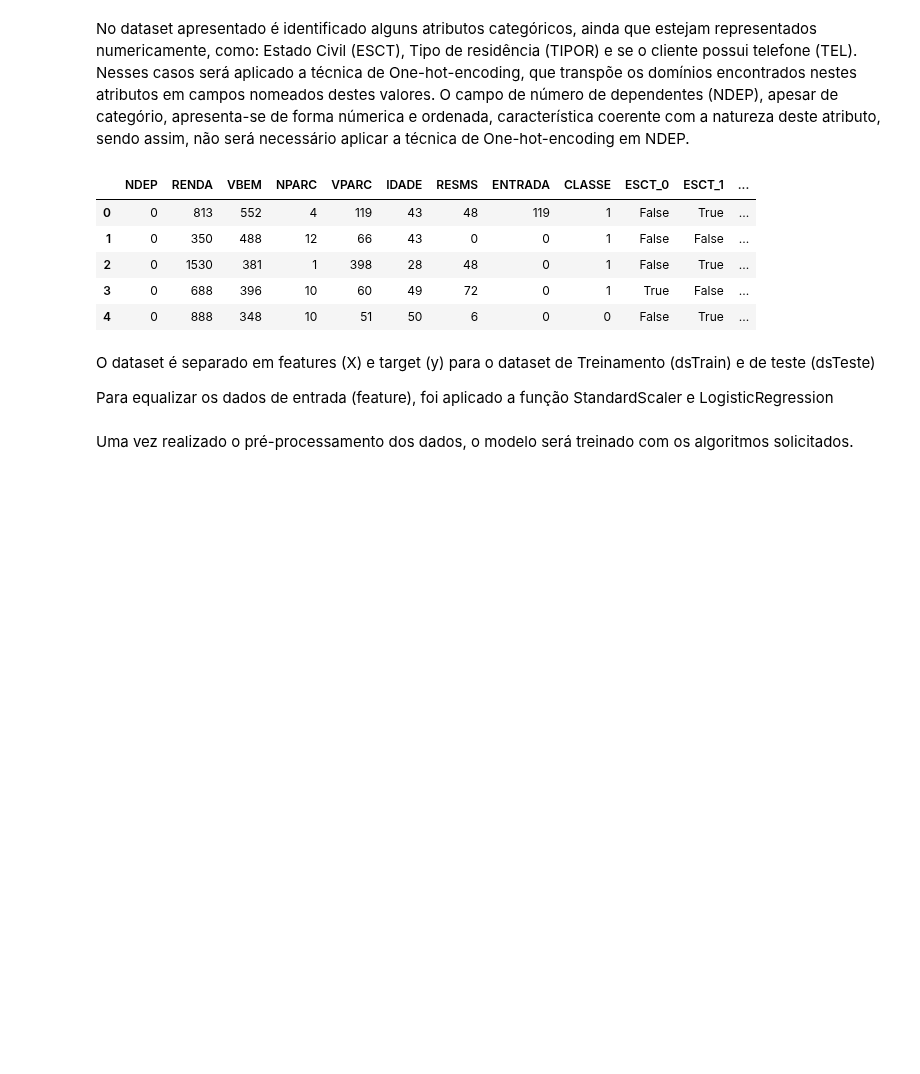
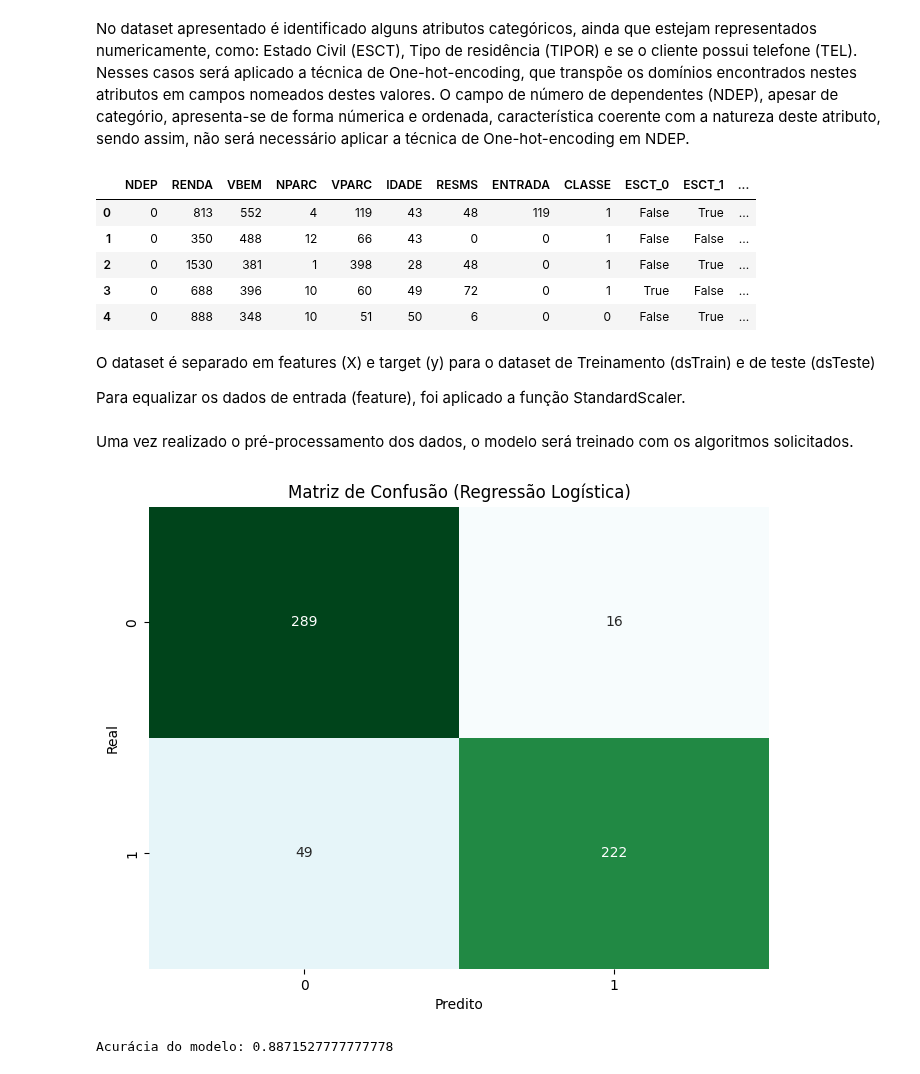
Before and after one commit to helioacastro/Aprendizagem-de-Maquina, a Jupyter notebook: notebooks/AM_T1_HELIO_ARAUJO_E_CASTRO.ipynb, the cells around one changed output. Cells and saved outputs as stored; diff of their text form; code cells hidden in the pictures; blank space fills up the shorter version.

```diff
--- a/notebooks/AM_T1_HELIO_ARAUJO_E_CASTRO.ipynb
+++ b/notebooks/AM_T1_HELIO_ARAUJO_E_CASTRO.ipynb
@@ -75,7 +77,7 @@ dsTeste.head()
 # %% [markdown]
 O dataset é separado em features (X) e target (y) para o dataset de Treinamento (dsTrain) e de teste (dsTeste)
 
-Para equalizar os dados de entrada (feature), foi aplicado a função StandardScaler e LogisticRegression
+Para equalizar os dados de entrada (feature), foi aplicado a função StandardScaler.
 # %%
 # Split the dataset into features (X) and the target variable (y)
 X_train = dsTrain.drop('CLASSE', axis=1)
@@ -95,2 +93,29 @@ X_train = modelLR.fit(X_train, y_train)
 # %% [markdown]
 Uma vez realizado o pré-processamento dos dados, o modelo será treinado com os algoritmos solicitados.
+# %%
+# Aplicando a Regressão Logística
+modelLR = LogisticRegression(solver='lbfgs', random_state=0)
+X_train = modelLR.fit(X_train, y_train)
+
+# Fazer a predição da Regressão Logística
+y_predict_LR = modelLR.predict(X_test)
+
+
+# Gerar a matriz de confusão
+conf_matrix = confusion_matrix(y_test, y_predict_LR)
+
+# Calcular a acurácia
+accuracy = accuracy_score(y_test, y_predict_LR)
+
+# Visualizar a matriz de confusão
+plt.figure(figsize=(8, 6))
+sns.heatmap(conf_matrix, annot=True, fmt="d", cmap="BuGn", cbar=False)
+plt.xlabel('Predito')
+plt.ylabel('Real')
+plt.title('Matriz de Confusão (Regressão Logística)')
+plt.show()
+
+print(f'Acurácia do modelo: {accuracy}')
+# %% [output]
+[figure, added]
+Acurácia do modelo: 0.8871527777777778
```
Also changed, not shown: parts of 3 cells of this notebook.
